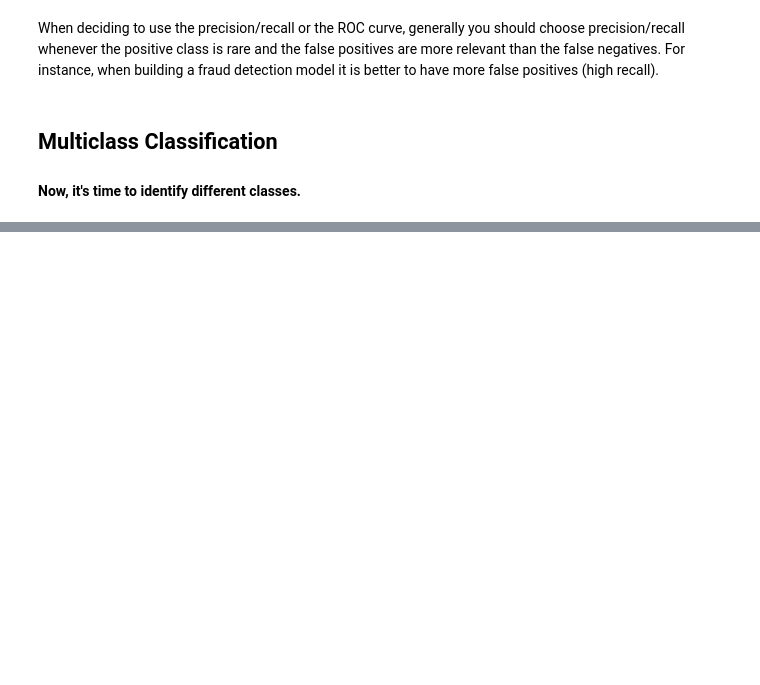
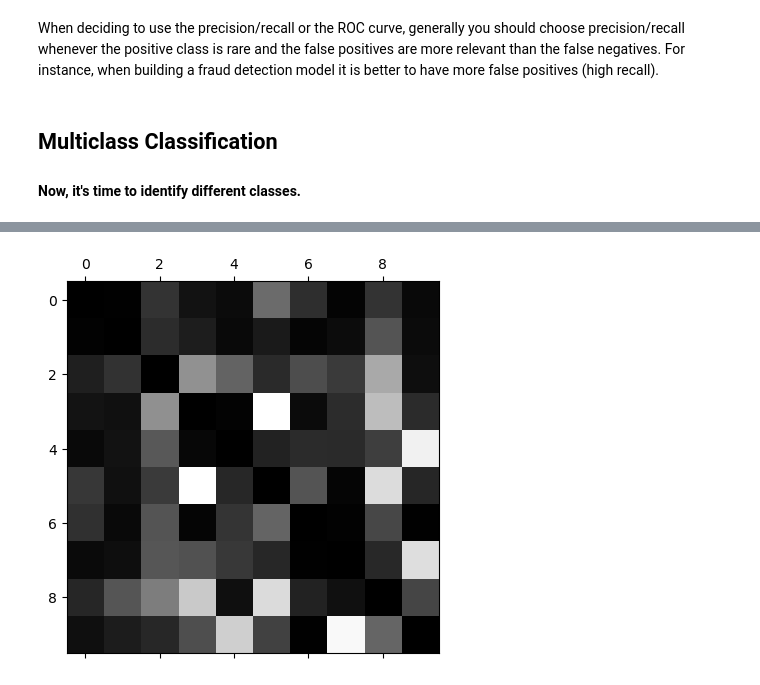
Before and after one commit to leoantero/MachineLearningModels, a Jupyter notebook: classification/class.ipynb, the cells around one changed output, grey strips where cells are left out. Drawn from its saved outputs; the diff is of its cells as text; code cells hidden in the pictures; blank space fills up the shorter version.

```diff
--- a/classification/class.ipynb
+++ b/classification/class.ipynb
@@ -162,0 +174,14 @@ array([0.96405, 0.9618 , 0.9649 ])
+# %%
+ovo_sgd = OneVsOneClassifier(SGDClassifier())
+ovo_sgd.fit(X_train_scaled, y_train)
+
+y_train_pred = cross_val_predict(ovo_sgd, X_train_scaled, y_train, cv = 3)
+cf_mtx = confusion_matrix(y_train, y_train_pred)
+row_sums = cf_mtx.sum(axis=1, keepdims = True)
+norm_cf_mtx = cf_mtx / row_sums
+np.fill_diagonal(norm_cf_mtx, 0)
+
+plt.matshow(norm_cf_mtx, cmap=plt.cm.gray)
+plt.show()
+# %% [output]
+[figure, added]
```
Also changed, not shown: parts of 17 cells of this notebook.
